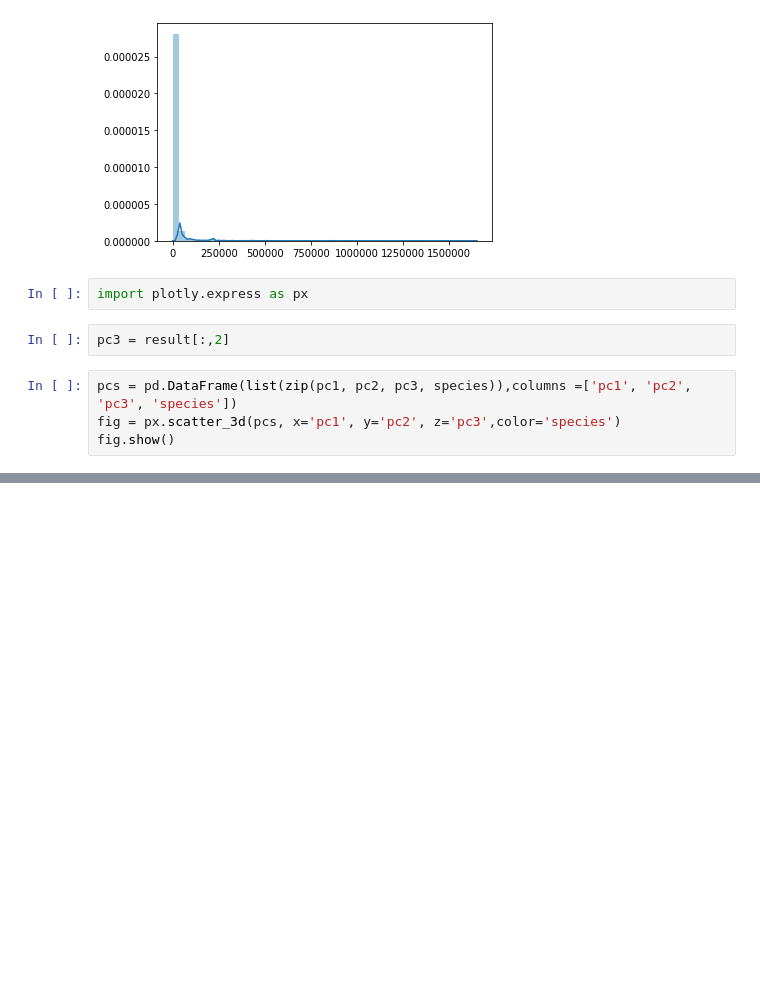
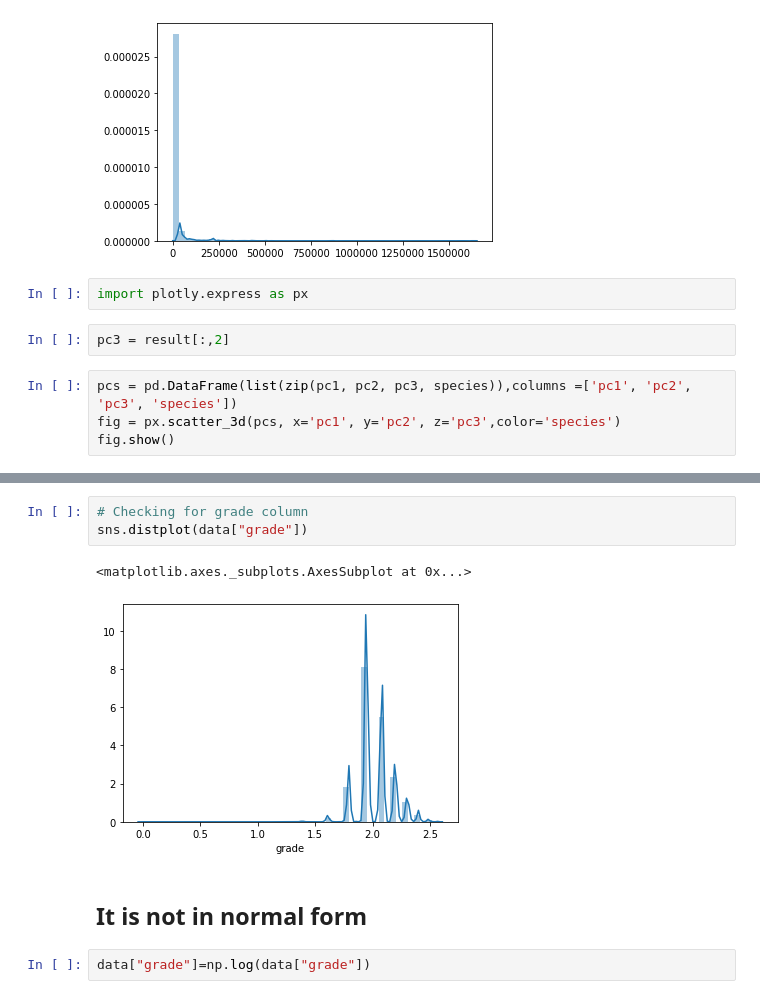
Before and after one commit to abhishekdabas31/Predicting-House-Prices-in-King-county, a Jupyter notebook: Exploratory_Data_Analysis on Housing dataset.ipynb, the cells around one changed output, grey strips where cells are left out. Cells and saved outputs as stored; diff of their text form; blank space fills up the shorter version.

```diff
--- a/Exploratory_Data_Analysis.ipynb
+++ b/Exploratory_Data_Analysis on Housing dataset.ipynb
@@ -502,0 +569,10 @@ fig.show()
+# %%
+# Checking for grade column
+sns.distplot(data["grade"])
+# %% [output]
+<matplotlib.axes._subplots.AxesSubplot at 0x...>
+[figure, added]
+# %% [markdown]
+## It is not in normal form
+# %%
+data["grade"]=np.log(data["grade"])
```
Also changed, not shown: parts of 43 cells of this notebook, 1 other file.
